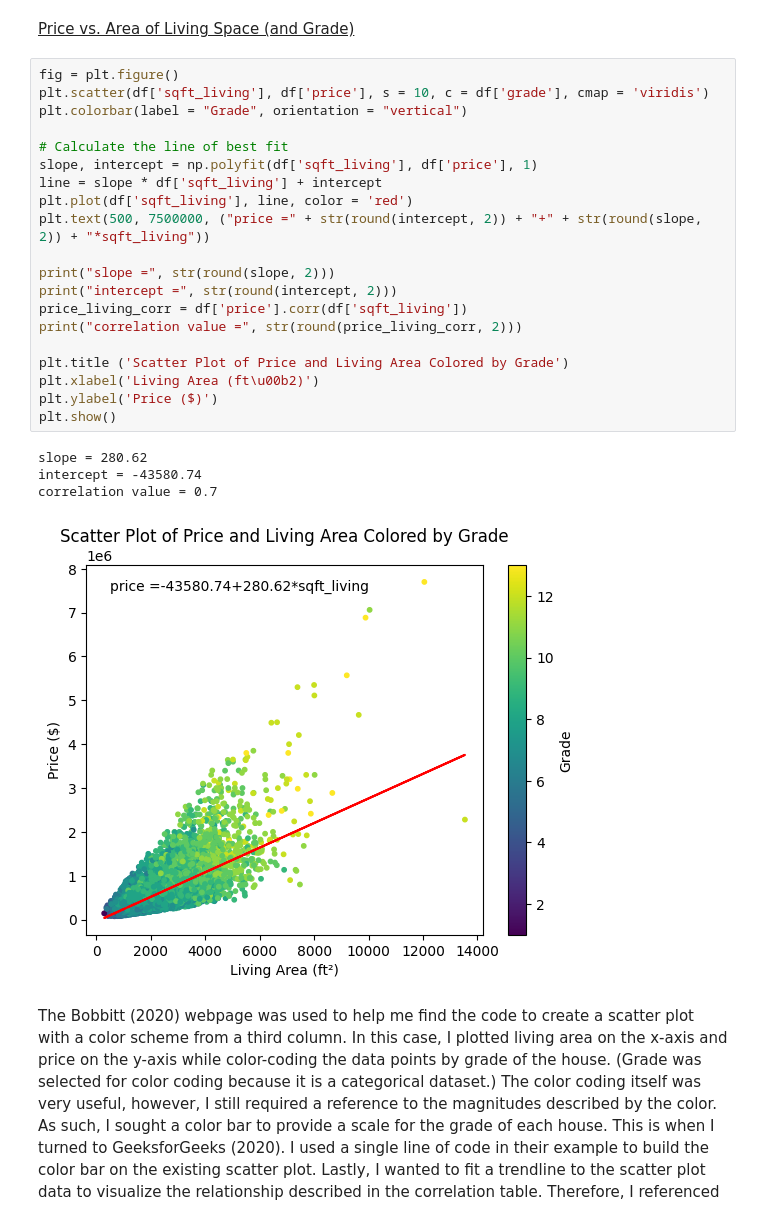
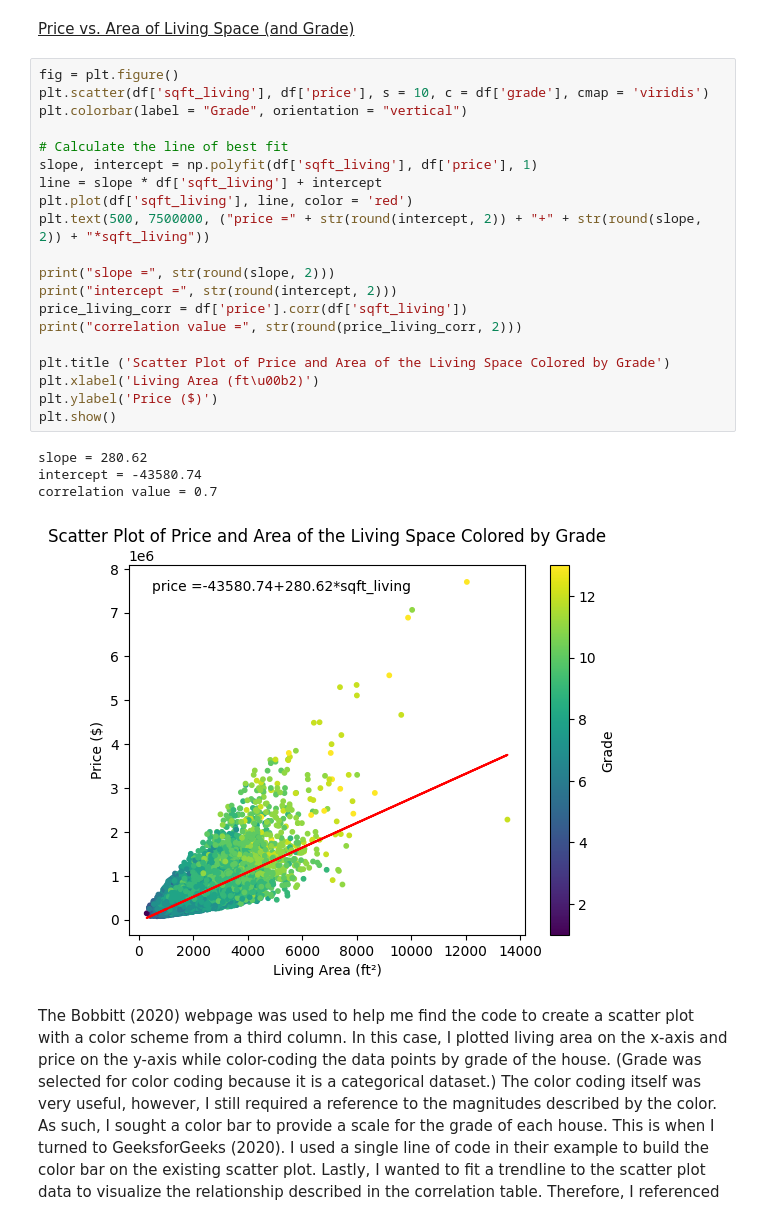
Before and after one commit to veronicarb917/ADS500B, a Jupyter notebook: RoughDraft.ipynb, the cells around one changed output. Cells and saved outputs as stored; diff of their text form.

Commit message:
ML - changed figure titles

```diff
--- a/RoughDraft.ipynb
+++ b/RoughDraft.ipynb
@@ -1499,28 +1499,28 @@ Although the price is the most obvious depdendent variable, all of these relatio
 # %%
 fig = plt.figure()
 plt.scatter(df['sqft_living'], df['price'], s = 10, c = df['grade'], cmap = 'viridis')
 plt.colorbar(label = "Grade", orientation = "vertical")
 
 # Calculate the line of best fit
 slope, intercept = np.polyfit(df['sqft_living'], df['price'], 1)
 line = slope * df['sqft_living'] + intercept
 plt.plot(df['sqft_living'], line, color = 'red')
 plt.text(500, 7500000, ("price =" + str(round(intercept, 2)) + "+" + str(round(slope, 2)) + "*sqft_living"))
 
 print("slope =", str(round(slope, 2)))
 print("intercept =", str(round(intercept, 2)))
 price_living_corr = df['price'].corr(df['sqft_living'])
 print("correlation value =", str(round(price_living_corr, 2)))
 
-plt.title ('Scatter Plot of Price and Living Area Colored by Grade')
+plt.title ('Scatter Plot of Price and Area of the Living Space Colored by Grade')
 plt.xlabel('Living Area (ft\u00b2)')
 plt.ylabel('Price ($)')
 plt.show()
 # %% [output]
 slope = 280.62
 intercept = -43580.74
 correlation value = 0.7
-[figure, old version]
+[figure, new version]
 # %% [markdown]
 The Bobbitt (2020) webpage was used to help me find the code to create a scatter plot with a color scheme from a third column. In this case, I plotted living area on the x-axis and price on the y-axis while color-coding the data points by grade of the house. (Grade was selected for color coding because it is a categorical dataset.) The color coding itself was very useful, however, I still required a reference to the magnitudes described by the color. As such, I sought a color bar to provide a scale for the grade of each house. This is when I turned to GeeksforGeeks (2020). I used a single line of code in their example to build the color bar on the existing scatter plot. Lastly, I wanted to fit a trendline to the scatter plot data to visualize the relationship described in the correlation table. Therefore, I referenced the code written in GeeksforGeeks (2024) to create a best fit line.
 Overall, this figure shows a positive correlation of both living area and grade with price. These trends align with the values from the correlation table and the best fit line in red, which has a positive slope.
```
Also changed, not shown: parts of 1 cell of this notebook.
